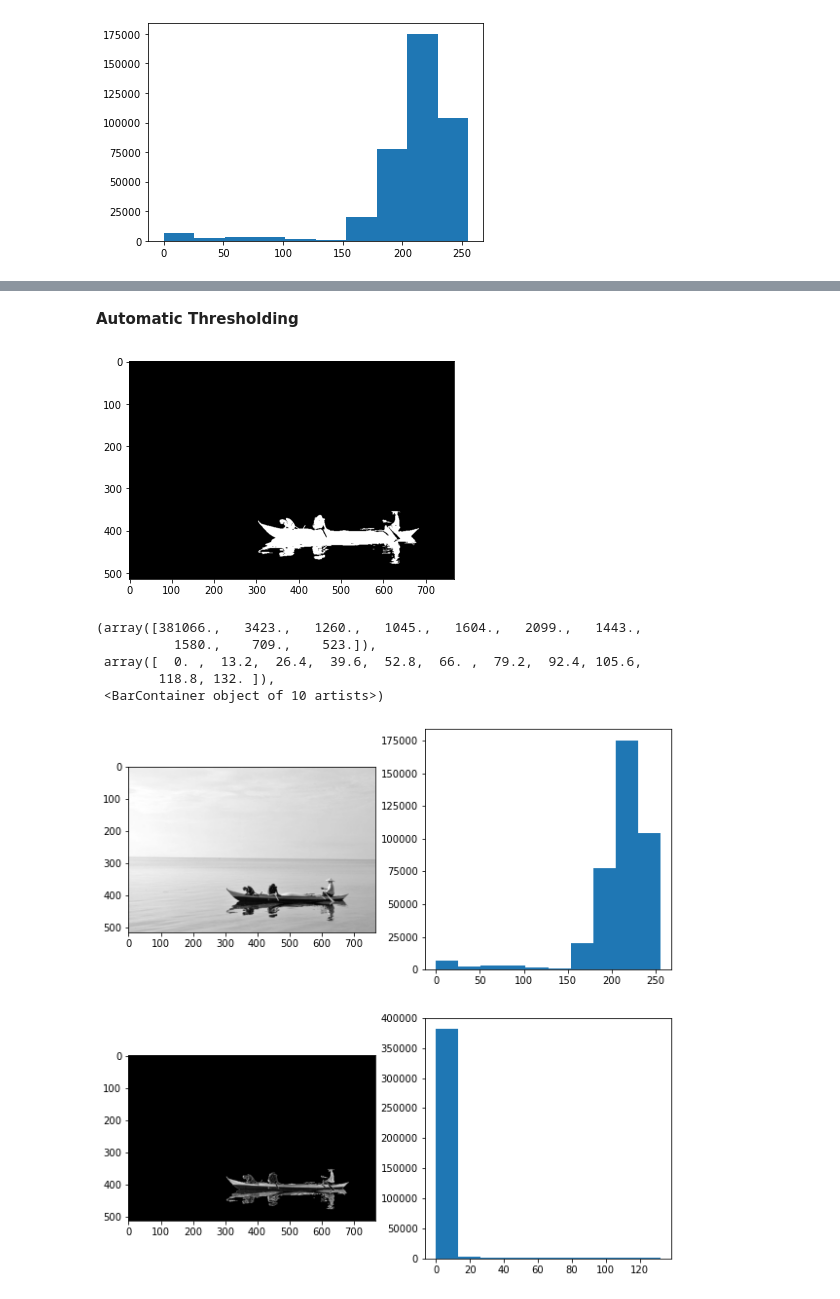
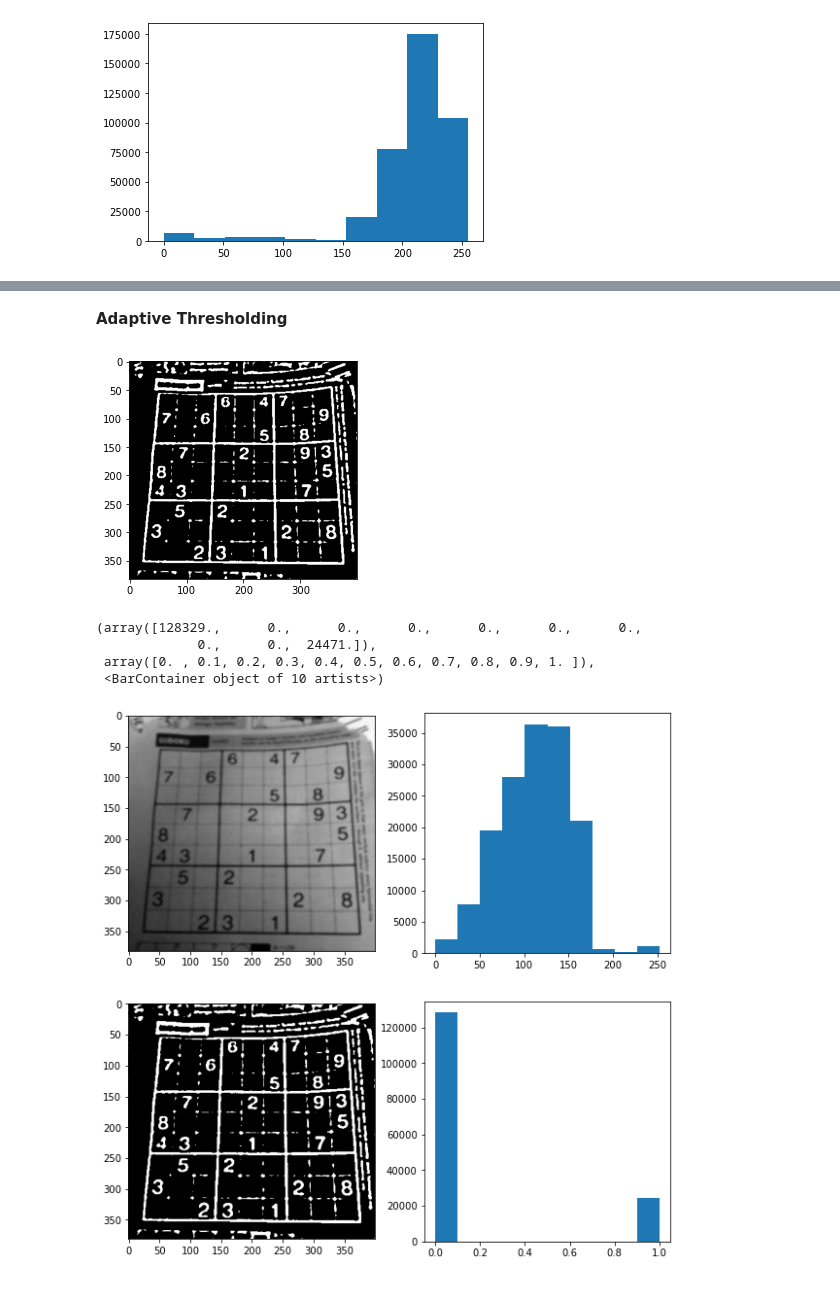
Before and after one commit to gokulg02/DEXBOT-CV-workshop, a Jupyter notebook: Image_filters_and_thresholding.ipynb, the cells around one changed output, grey strips where cells are left out. Drawn from its saved outputs; the diff is of its cells as text; code cells hidden in the pictures.

Commit message:
adding image

```diff
--- a/Image_filters_and_thresholding.ipynb
+++ b/Image_filters_and_thresholding.ipynb
@@ -49,0 +66,4 @@ ax[1,1].hist(np.ravel(img_thresh))
+# %%
+img = cv2.imread(r"data\thresh.png")
+# %%
+img = img[:,:,0]
@@ -50,8 +104,9 @@ ax[1,1].hist(np.ravel(img_thresh))
 # %% [markdown]
-__Automatic Thresholding__
+__Adaptive Thresholding__
 # %%
-ret,mask = cv2.threshold(img,0,1,cv2.THRESH_BINARY_INV+cv2.THRESH_OTSU)
+#ret,mask = cv2.threshold(img,0,1,cv2.THRESH_BINARY_INV+cv2.THRESH_OTSU)
+mask = cv2.adaptiveThreshold(img, 1, cv2.ADAPTIVE_THRESH_MEAN_C, cv2.THRESH_BINARY_INV, 15 ,10)
 # %%
 plt.imshow(mask, cmap = 'gray');
 # %% [output]
-[figure, old version]
+[figure, new version]
@@ -60,13 +115,12 @@ img_thresh = mask*img
 # %%
 f, ax = plt.subplots(2,2,figsize=(10, 10))
 ax[0,0].imshow(img, cmap = 'gray')
 ax[0,1].hist(np.ravel(img))
-ax[1,0].imshow(img_thresh, cmap = 'gray')
-ax[1,1].hist(np.ravel(img_thresh))
+ax[1,0].imshow(mask, cmap = 'gray')
+ax[1,1].hist(np.ravel(mask))
 # %% [output]
-(array([381066.,   3423.,   1260.,   1045.,   1604.,   2099.,   1443.,
-          1580.,    709.,    523.]),
- array([  0. ,  13.2,  26.4,  39.6,  52.8,  66. ,  79.2,  92.4, 105.6,
-        118.8, 132. ]),
+(array([128329.,      0.,      0.,      0.,      0.,      0.,      0.,
+             0.,      0.,  24471.]),
+ array([0. , 0.1, 0.2, 0.3, 0.4, 0.5, 0.6, 0.7, 0.8, 0.9, 1. ]),
  <BarContainer object of 10 artists>)
-[figure, old version]
+[figure, new version]
```
Also changed, not shown: parts of 16 cells of this notebook, 1 other file.
